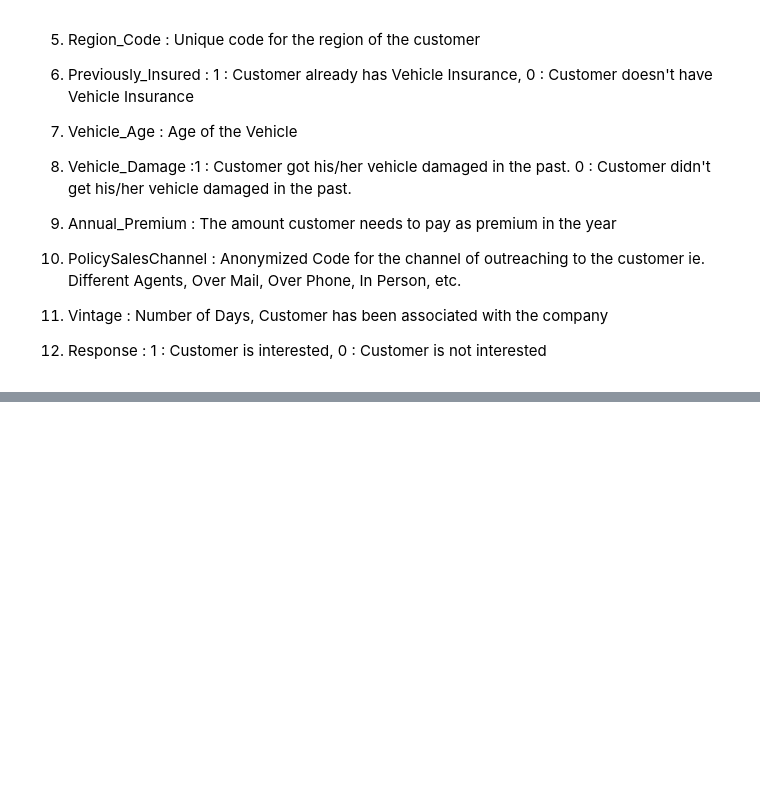
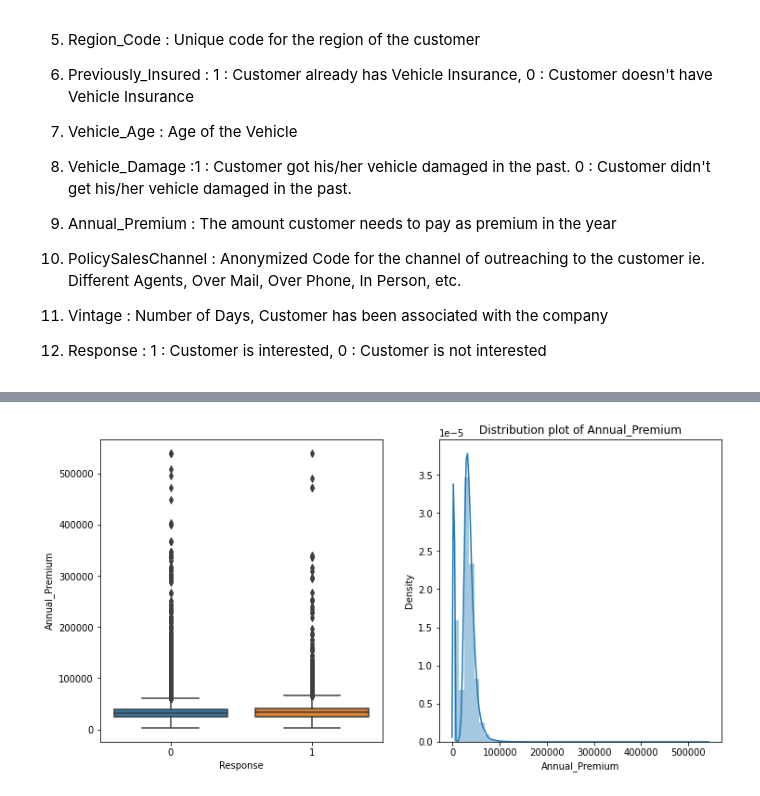
Before and after one commit to AjaharDaroga/Health_Insurance_Cross_Sell_Prediction, a Jupyter notebook: HEALTH_INSURANCE_CROSS_SELL_PREDICTION.ipynb, the cells around one changed output, grey strips where cells are left out. Saved outputs shown, nothing was run; the diff lists cells and outputs as text; code cells hidden in the pictures; blank space fills up the shorter version.

```diff
--- a/HEALTH_INSURANCE_CROSS_SELL_PREDICTION.ipynb
+++ b/HEALTH_INSURANCE_CROSS_SELL_PREDICTION.ipynb
@@ -40,0 +248,4 @@ Now, in order to predict, whether the customer would be interested in Vehicle in
+# %%
+realtion_distribution("Annual_Premium")
+# %% [output]
+[figure, added]
```
Also changed, not shown: parts of 32 cells of this notebook.
